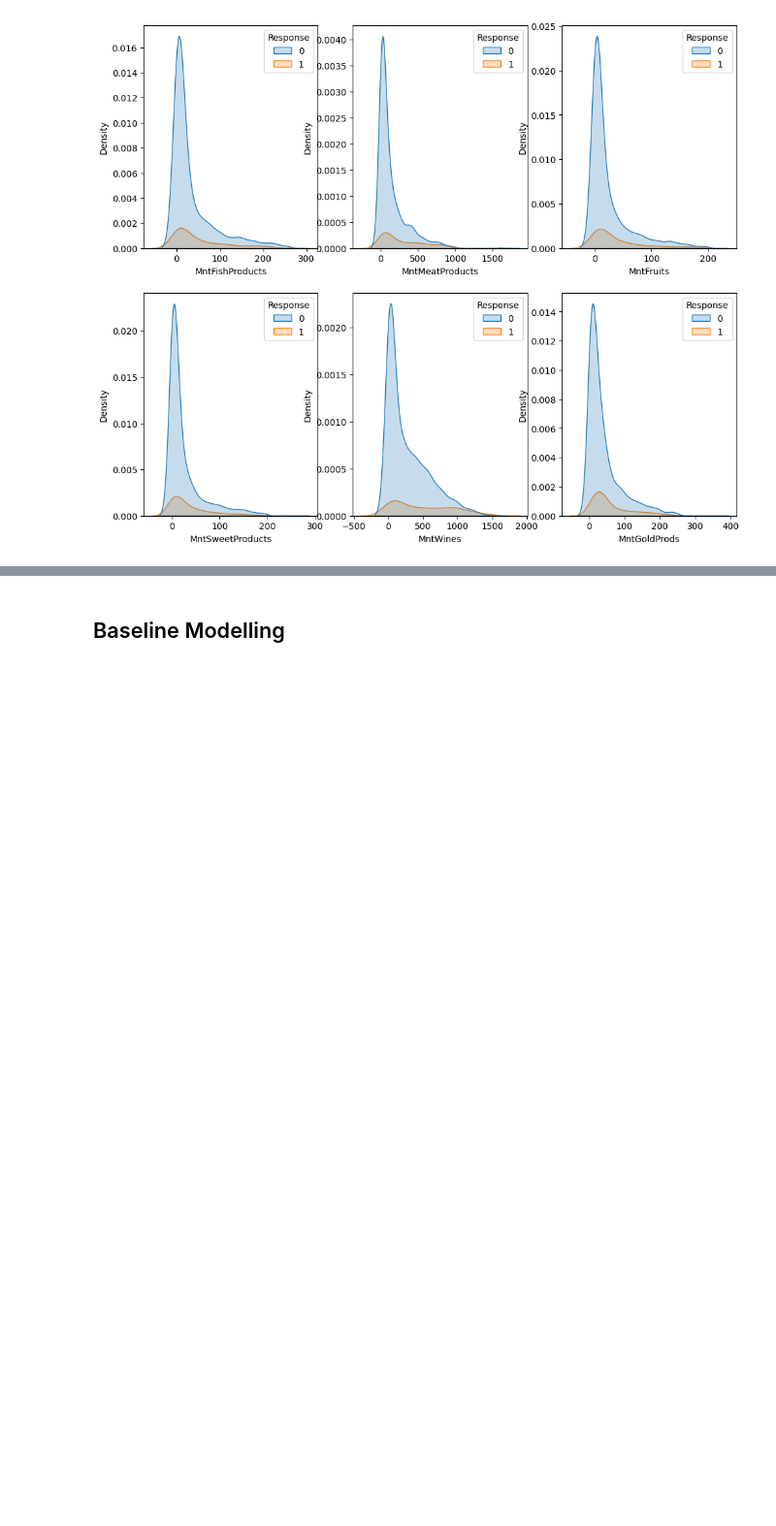
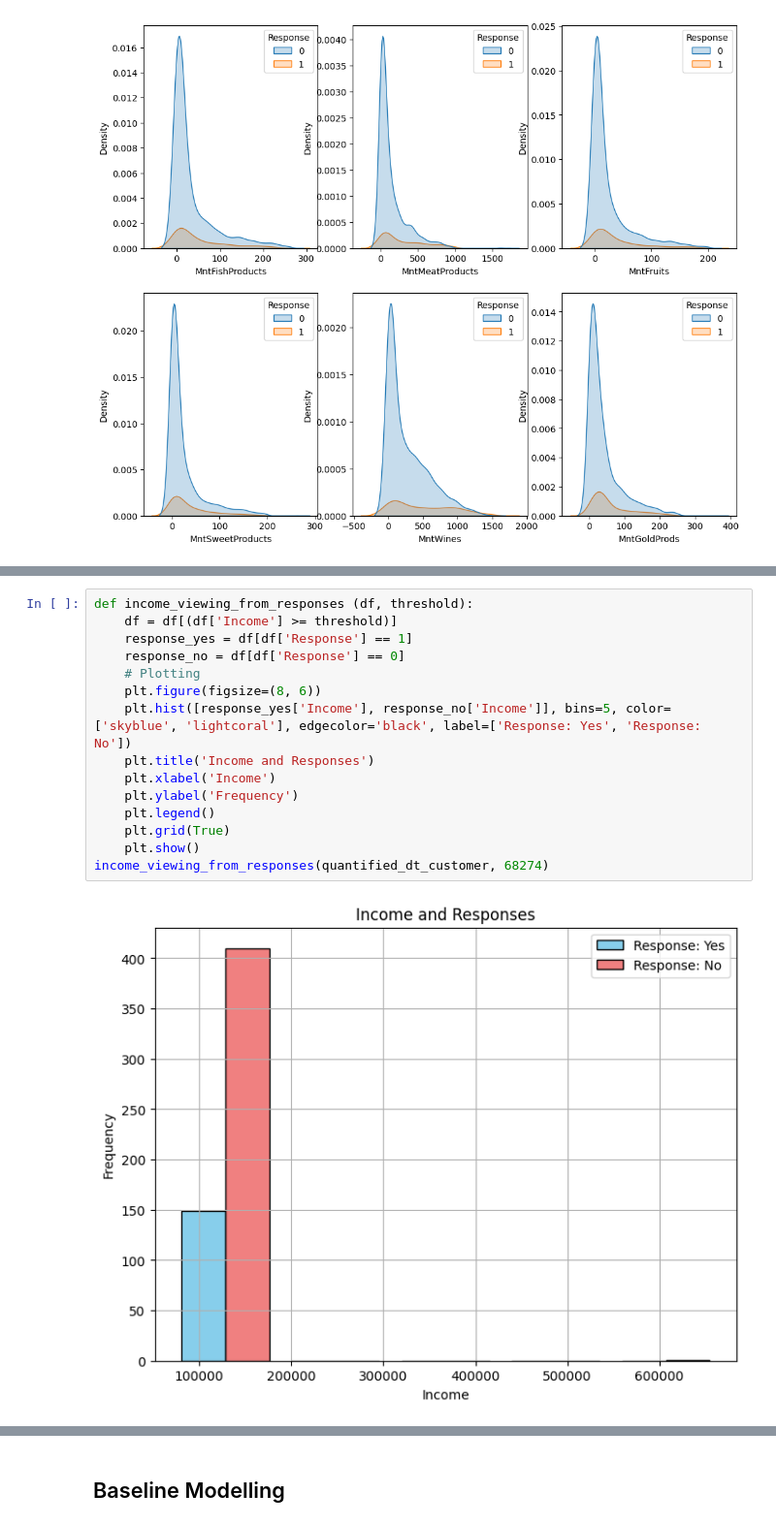
Before and after one commit to Ronan-Daliuag/Determining-Leads, a Jupyter notebook: Padrejuan.ipynb, the cells around one changed output, grey strips where cells are left out. Shown at 97% size. Saved outputs shown, nothing was run; the diff lists cells and outputs as text; blank space fills up the shorter version.

```diff
--- a/Padrejuan.ipynb
+++ b/Padrejuan.ipynb
@@ -236,0 +256,17 @@ plt.show()
+# %%
+def income_viewing_from_responses (df, threshold):
+    df = df[(df['Income'] >= threshold)]
+    response_yes = df[df['Response'] == 1]
+    response_no = df[df['Response'] == 0]
+    # Plotting
+    plt.figure(figsize=(8, 6))
+    plt.hist([response_yes['Income'], response_no['Income']], bins=5, color=['skyblue', 'lightcoral'], edgecolor='black', label=['Response: Yes', 'Response: No'])
+    plt.title('Income and Responses')
+    plt.xlabel('Income')
+    plt.ylabel('Frequency')
+    plt.legend()
+    plt.grid(True)
+    plt.show()
+income_viewing_from_responses(quantified_dt_customer, 68274)
+# %% [output]
+[figure, added]
```
Also changed, not shown: parts of 10 cells of this notebook, 2 other files.
